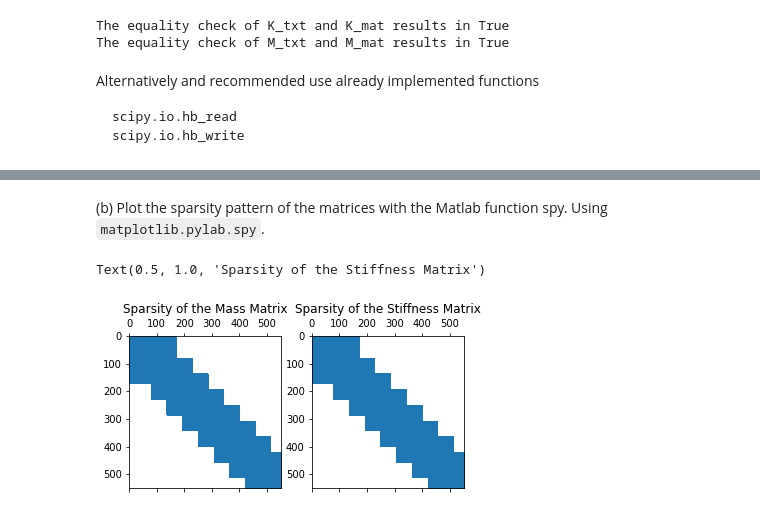
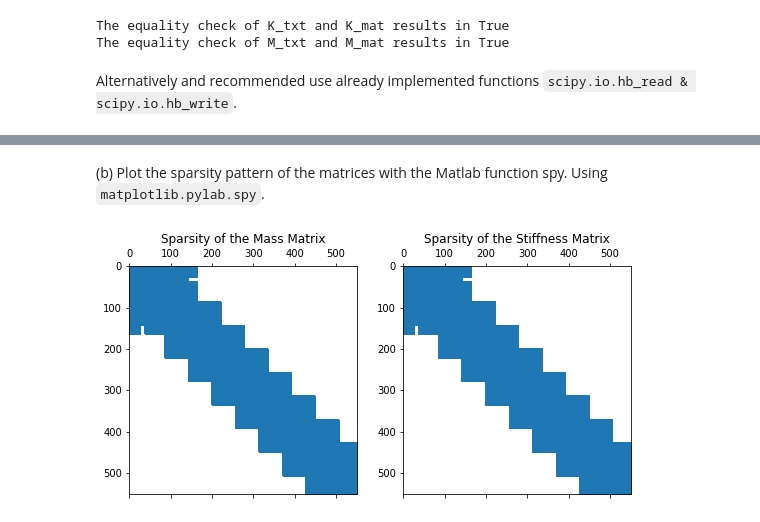
Before and after one commit to Jonas-Nicodemus/MRoMS, a Jupyter notebook: ex02/ex02.ipynb, the cells around one changed output, grey strips where cells are left out. Drawn from its saved outputs; the diff is of its cells as text; code cells hidden in the pictures.

````diff
--- a/ex02/ex02.ipynb
+++ b/ex02/ex02.ipynb
@@ -87,10 +92,7 @@ The equality check of K_txt and K_mat results in True
 The equality check of M_txt and M_mat results in True
 # %% [markdown]
 Alternatively and recommended use already implemented functions
-```
-scipy.io.hb_read
-scipy.io.hb_write
-```
+`scipy.io.hb_read & scipy.io.hb_write`.
 # %%
 from scipy.io.harwell_boeing import hb_read, hb_write
 K_hb_path = os.path.join(resources_path, 'K.hb')
@@ -127,17 +129,17 @@ RUA                      552           552         17016             0
   1.6940618644773001E-04
 # %% [markdown]
 (b) Plot the sparsity pattern of the matrices with the Matlab function spy.
-Using ```matplotlib.pylab.spy```.
+Using `matplotlib.pylab.spy`.
 # %%
-M = M_txt
-K = K_txt
+M = M_txt.copy()
+K = K_txt.copy()
 
-fig, axes = plt.subplots(1,2)
+fig, axes = plt.subplots(figsize=(9, 9), nrows=1, ncols=2,)
 ax = axes.ravel()
 ax[0].spy(M)
 ax[0].set_title("Sparsity of the Mass Matrix")
 ax[1].spy(K)
 ax[1].set_title("Sparsity of the Stiffness Matrix")
+plt.show()
 # %% [output]
-Text(0.5, 1.0, 'Sparsity of the Stiffness Matrix')
-[figure, old version]
+[figure, new version]
````
Also changed, not shown: parts of 10 cells of this notebook.
